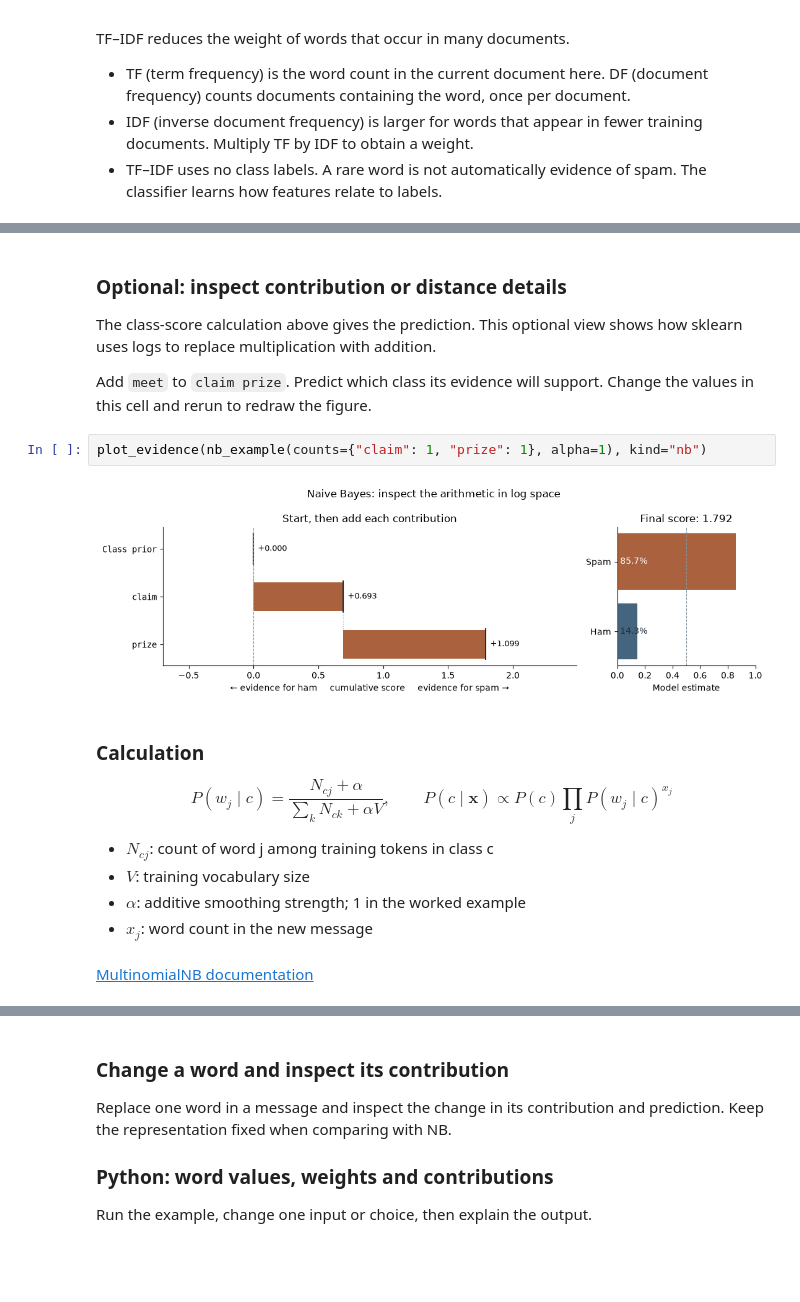
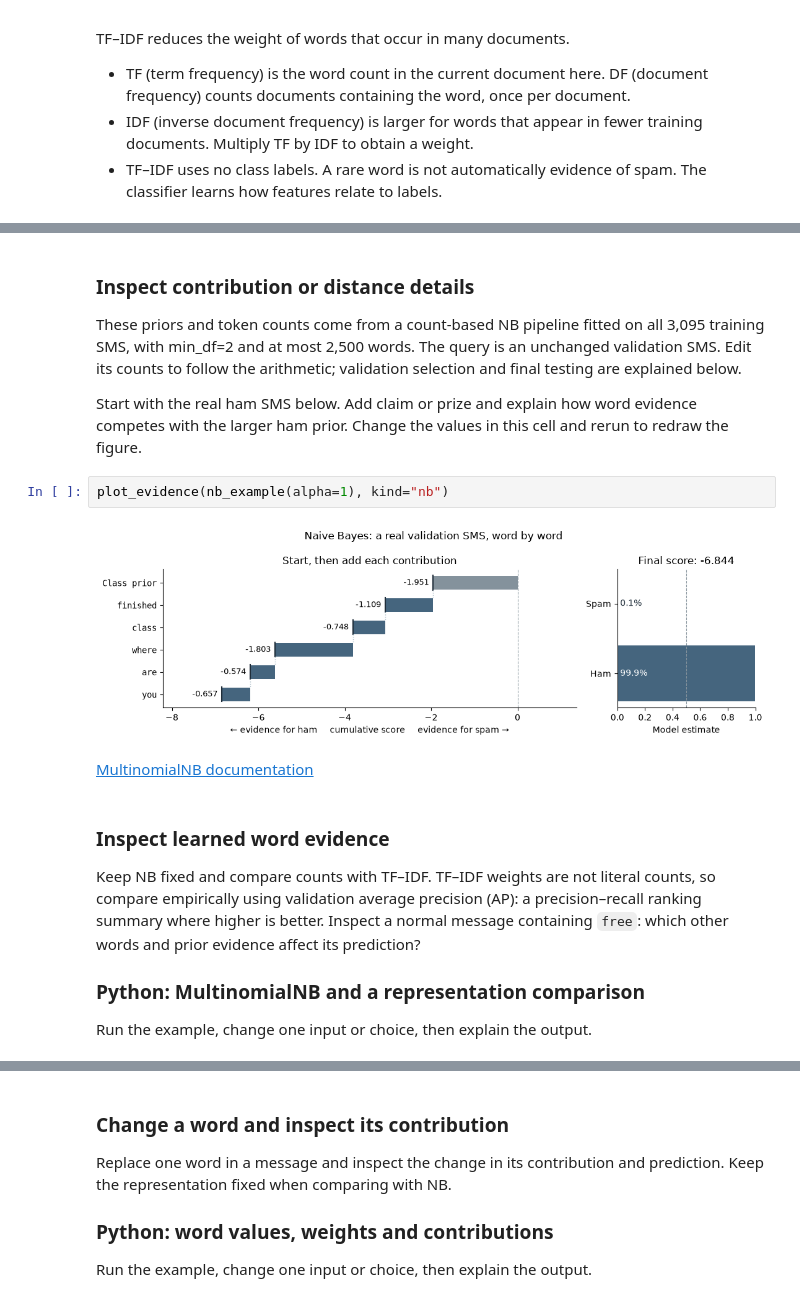
Before and after one commit to yulequan/STAT3612, a Jupyter notebook: src/tutorials/tutorial05/tutorial05.ipynb, the cells around one changed output, grey strips where cells are left out. Drawn from its saved outputs; the diff is of its cells as text; blank space fills up the shorter version.

```diff
--- a/src/tutorials/tutorial05/tutorial05.ipynb
+++ b/src/tutorials/tutorial05/tutorial05.ipynb
@@ -453,23 +501,22 @@ print("P(spam | claim prize):", classifier.predict_proba(vectorizer.transform(["
 # %% [markdown]
-### Optional: inspect contribution or distance details
+### Inspect contribution or distance details
 
-The class-score calculation above gives the prediction. This optional view shows how sklearn uses logs to replace multiplication with addition.
+These priors and token counts come from a count-based NB pipeline fitted on all 3,095 training SMS, with min_df=2 and at most 2,500 words. The query is an unchanged validation SMS. Edit its counts to follow the arithmetic; validation selection and final testing are explained below.
 
 
 
-Add `meet` to `claim prize`. Predict which class its evidence will support. Change the values in this cell and rerun to redraw the figure.
+Start with the real ham SMS below. Add claim or prize and explain how word evidence competes with the larger ham prior. Change the values in this cell and rerun to redraw the figure.
 # %%
-plot_evidence(nb_example(counts={"claim": 1, "prize": 1}, alpha=1), kind="nb")
+plot_evidence(nb_example(alpha=1), kind="nb")
 # %% [output]
-[figure, old version]
+[figure, new version]
 # %% [markdown]
-### Calculation
-
-$$P(w_j\mid c)=\frac{N_{cj}+\alpha}{\sum_k N_{ck}+\alpha V},\qquad P(c\mid\mathbf x)\propto P(c)\prod_j P(w_j\mid c)^{x_j}$$
-
-- $N_{cj}$: count of word j among training tokens in class c
-- $V$: training vocabulary size
-- $\alpha$: additive smoothing strength; 1 in the worked example
-- $x_j$: word count in the new message
+[MultinomialNB documentation](https://scikit-learn.org/stable/modules/generated/sklearn.naive_bayes.MultinomialNB.html)
 # %% [markdown]
-[MultinomialNB documentation](https://scikit-learn.org/stable/modules/generated/sklearn.naive_bayes.MultinomialNB.html)
+### Inspect learned word evidence
+
+Keep NB fixed and compare counts with TF–IDF. TF–IDF weights are not literal counts, so compare empirically using validation average precision (AP): a precision–recall ranking summary where higher is better. Inspect a normal message containing `free`: which other words and prior evidence affect its prediction?
+
+### Python: MultinomialNB and a representation comparison
+
+Run the example, change one input or choice, then explain the output.
```
Also changed, not shown: parts of 210 cells of this notebook, 17 other files.
